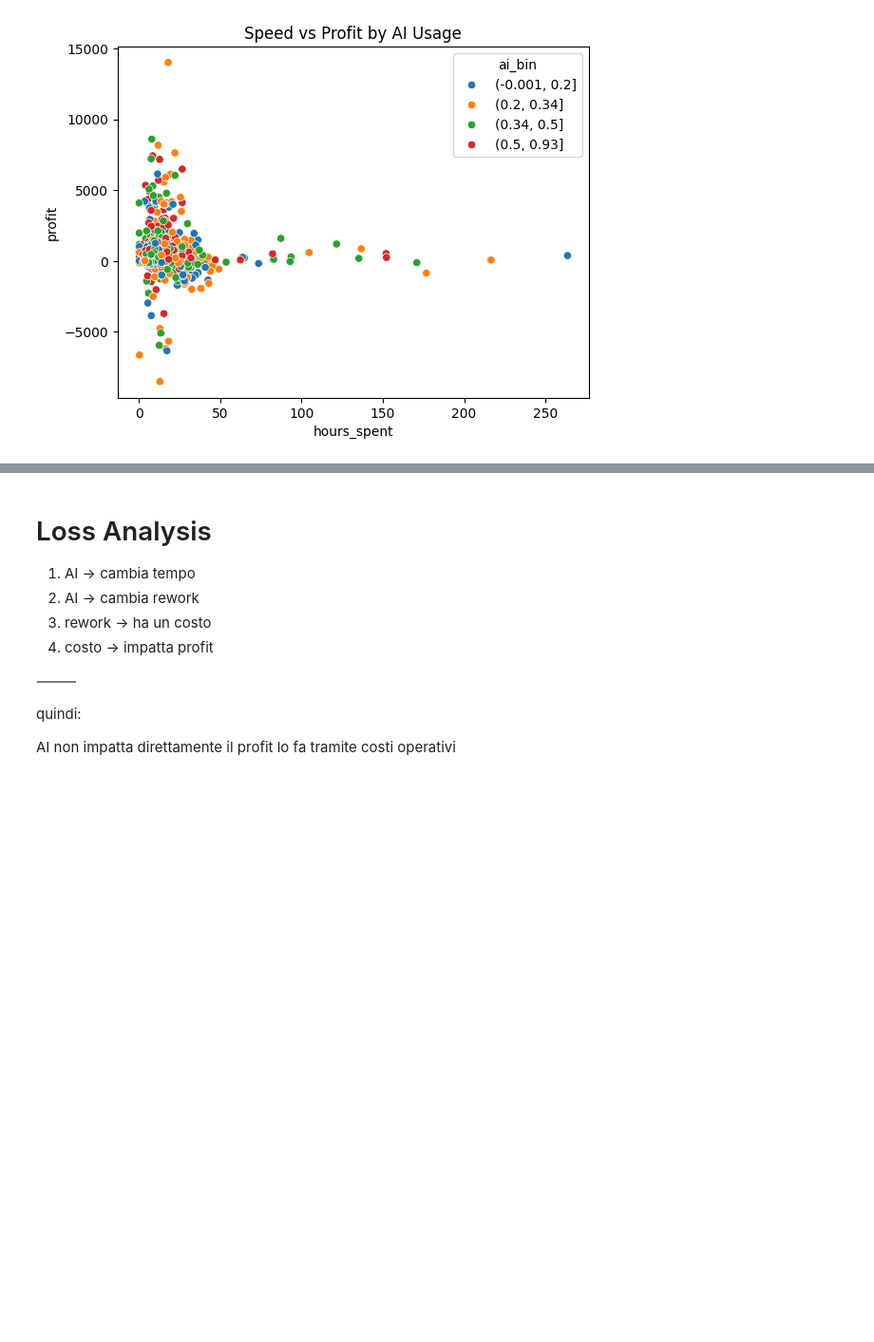
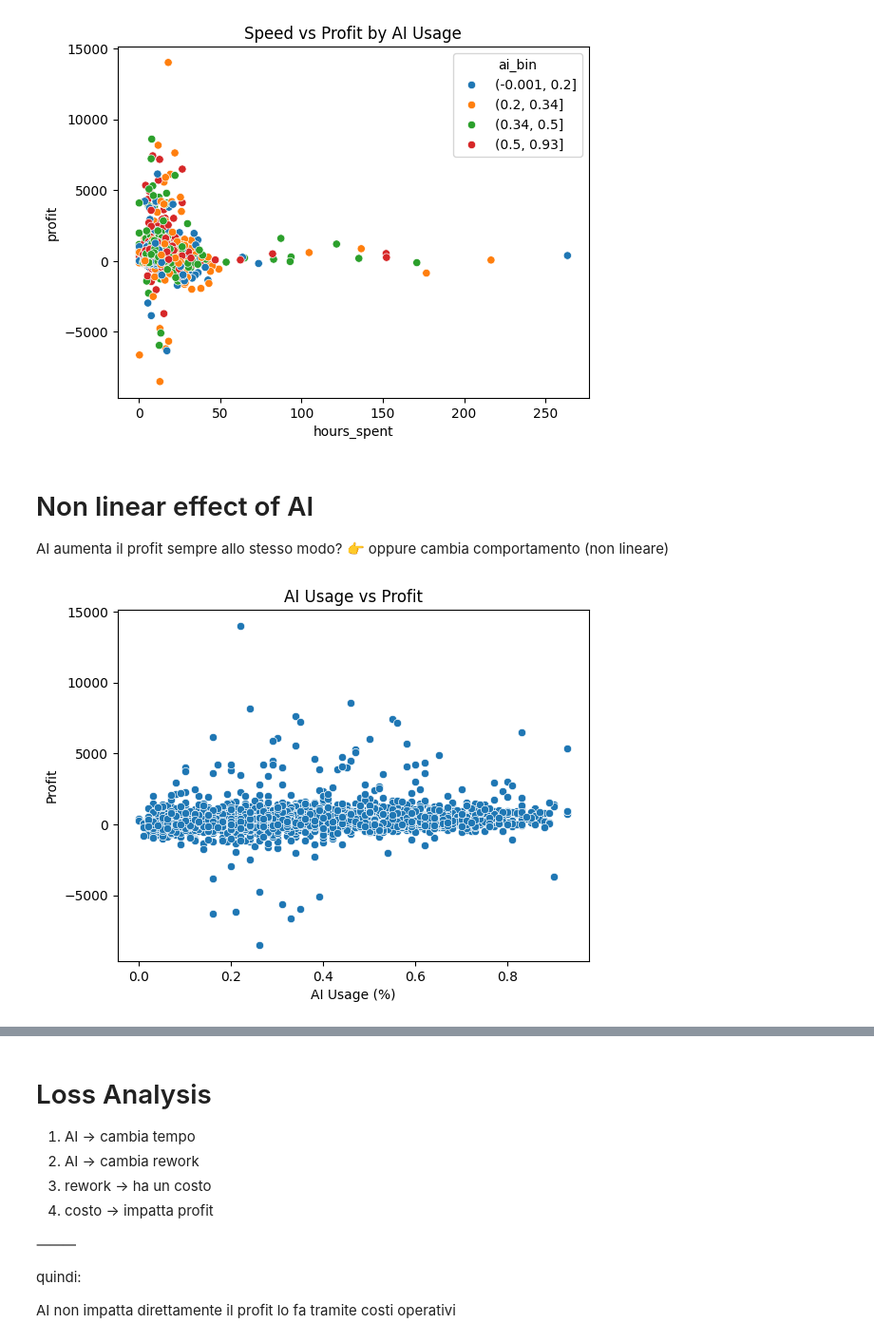
Before and after one commit to andreamammano89-maker/ML_Project_SEA_815441, a Jupyter notebook: EDA.ipynb, the cells around one changed output, grey strips where cells are left out. Shown at 95% size. Cells and saved outputs as stored; diff of their text form; code cells hidden in the pictures; blank space fills up the shorter version.

```diff
--- a/EDA.ipynb
+++ b/EDA.ipynb
@@ -637,3 +637,19 @@ plt.show()
 [figure]
 [figure]
 [figure]
+# %% [markdown]
+# Non linear effect of AI
+AI aumenta il profit sempre allo stesso modo?
+👉 oppure cambia comportamento (non lineare)
+# %%
+# =========================
+# AI vs Profit (base)
+# =========================
+
+sns.scatterplot(x='ai_usage_pct', y='profit', data=df_productivity)
+plt.title("AI Usage vs Profit")
+plt.xlabel("AI Usage (%)")
+plt.ylabel("Profit")
+plt.show()
+# %% [output]
+[figure, added]
```
Also changed, not shown: parts of 13 cells of this notebook.
